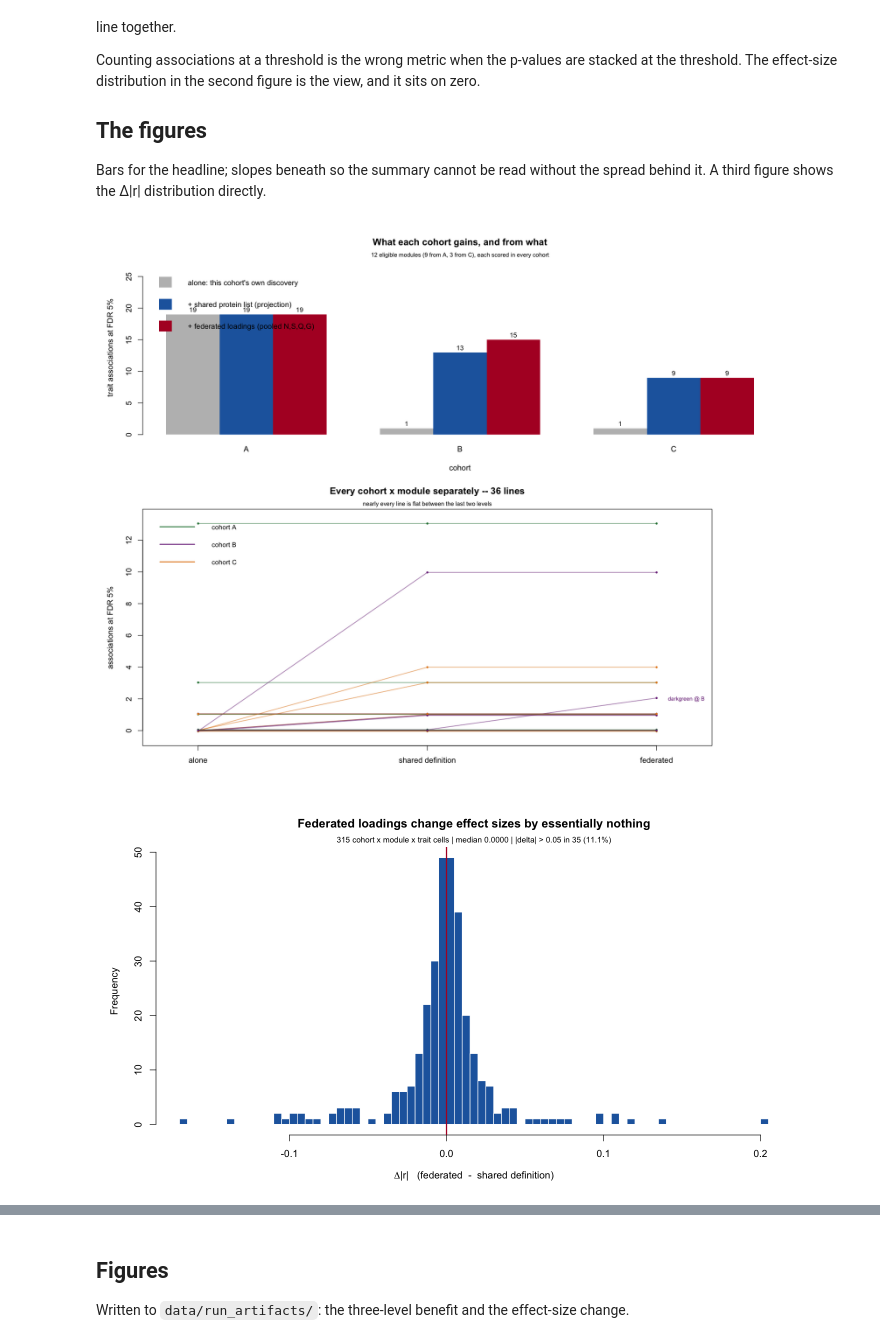
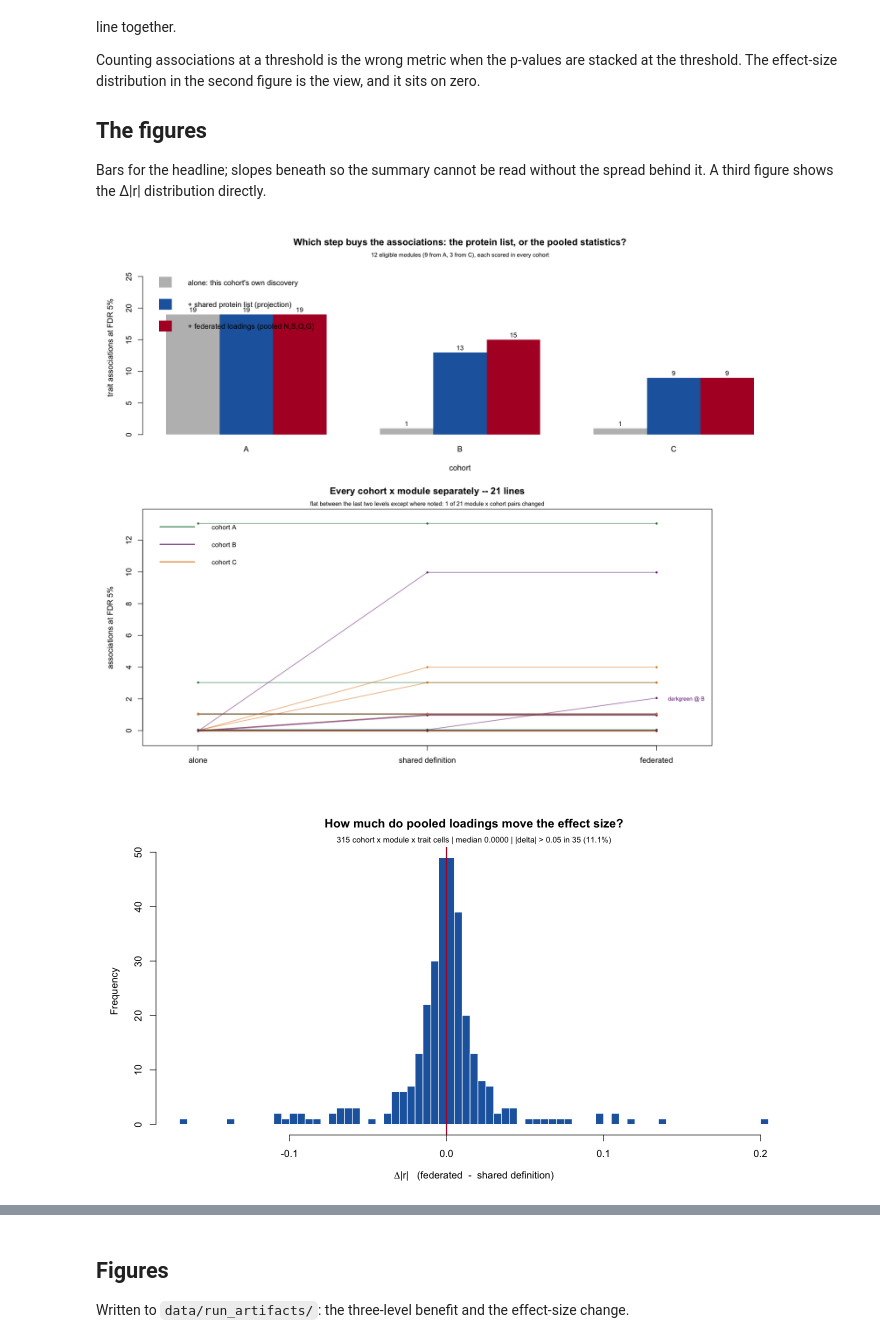
Before and after one commit to NIH-NLM/endotypes-proteomics, a Jupyter notebook: ipynb/19_federation_benefit.ipynb, the cells around one changed output, grey strips where cells are left out. Drawn from its saved outputs; the diff is of its cells as text; code cells hidden in the pictures.

```diff
--- a/ipynb/19_federation_benefit.ipynb
+++ b/ipynb/19_federation_benefit.ipynb
@@ -213,7 +229,7 @@ figure_benefit <- function() {
   M <- t(as.matrix(agg[, c("alone","shared","federated")])); colnames(M) <- agg$site
   bp <- barplot(M, beside = TRUE, col = LEVCOL, border = NA, ylim = c(0, max(M) * 1.45),
                 ylab = "trait associations at FDR 5%", xlab = "cohort",
-                main = "What each cohort gains, and from what")
+                main = "Which step buys the associations: the protein list, or the pooled statistics?")
   text(bp, M + max(M)*0.04, M, cex = 0.85)
   legend("topleft", bty = "n", cex = 0.95, fill = LEVCOL, border = NA,
          legend = c("alone: this cohort's own discovery",
@@ -224,42 +240,43 @@ figure_benefit <- function() {
 
   par(mar = c(4, 5, 4, 9))
   ymax <- max(res$federated, res$shared, res$alone)
   plot(NA, xlim = c(0.85, 3.15), ylim = c(-0.4, ymax + 0.4), xaxt = "n",
        xlab = "", ylab = "associations at FDR 5%",
-       main = "Every cohort x module separately -- 36 lines")
+       main = sprintf("Every cohort x module separately -- %d lines", nrow(res)))
   axis(1, at = 1:3, labels = c("alone", "shared definition", "federated"))
   SITECOL <- c(A = "#1B7837", B = "#762A83", C = "#E08214")
   set.seed(SEED)
   for (i in seq_len(nrow(res))) {
     j <- runif(1, -0.06, 0.06)
     y <- c(res$alone[i], res$shared[i], res$federated[i]) + j
     lines(1:3, y, col = adjustcolor(SITECOL[res$site[i]], 0.55), lwd = 1.6)
     points(1:3, y, col = SITECOL[res$site[i]], pch = 16, cex = 0.6)
   }
   ch <- which(res$federated != res$shared)
   for (i in ch) {
     text(3.05, res$federated[i], sprintf("%s @ %s", res$module[i], res$site[i]),
          adj = 0, cex = 0.7, col = SITECOL[res$site[i]], xpd = TRUE)
   }
   legend("topleft", bty = "n", cex = 0.85, lwd = 2, col = SITECOL,
          legend = paste("cohort", names(SITECOL)))
-  mtext("nearly every line is flat between the last two levels", side = 3, line = 0.2, cex = 0.75)
+  mtext(sprintf("flat between the last two levels except where noted: %d of %d module x cohort pairs changed",
+              sum(res$federated != res$shared), nrow(res)), side = 3, line = 0.2, cex = 0.75)
 }
 options(repr.plot.width = 15, repr.plot.height = 12)
 for (device in c("inline", "png")) {
   if (device == "png") png(fig("19_federation_benefit.png"), width = 15, height = 12,
                            units = "in", res = 300)
   figure_benefit()
   if (device == "png") invisible(dev.off())
 }
 # %% [output]
-[figure, old version]
+[figure, new version]
 # %%
 figure_delta <- function() {
   par(mar = c(4.5, 5, 4, 2))
   h <- hist(DR$d_absr, breaks = 60, col = "#2166AC", border = "white",
             xlab = expression(Delta*"|r|   (federated  -  shared definition)"),
-            main = "Federated loadings change effect sizes by essentially nothing")
+            main = "How much do pooled loadings move the effect size?")
   abline(v = 0, lwd = 2, col = "#B2182B")
   mtext(sprintf("%d cohort x module x trait cells | median %.4f | |delta| > 0.05 in %d (%.1f%%)",
                 nrow(DR), median(DR$d_absr), sum(abs(DR$d_absr) > 0.05),
@@ -273,7 +290,7 @@ for (device in c("inline", "png")) {
   if (device == "png") invisible(dev.off())
 }
 # %% [output]
-[figure, old version]
+[figure, new version]
 # %% [markdown]
 ## Conclusion
 
```
Also changed, not shown: parts of 5 cells of this notebook, 28 other files.
